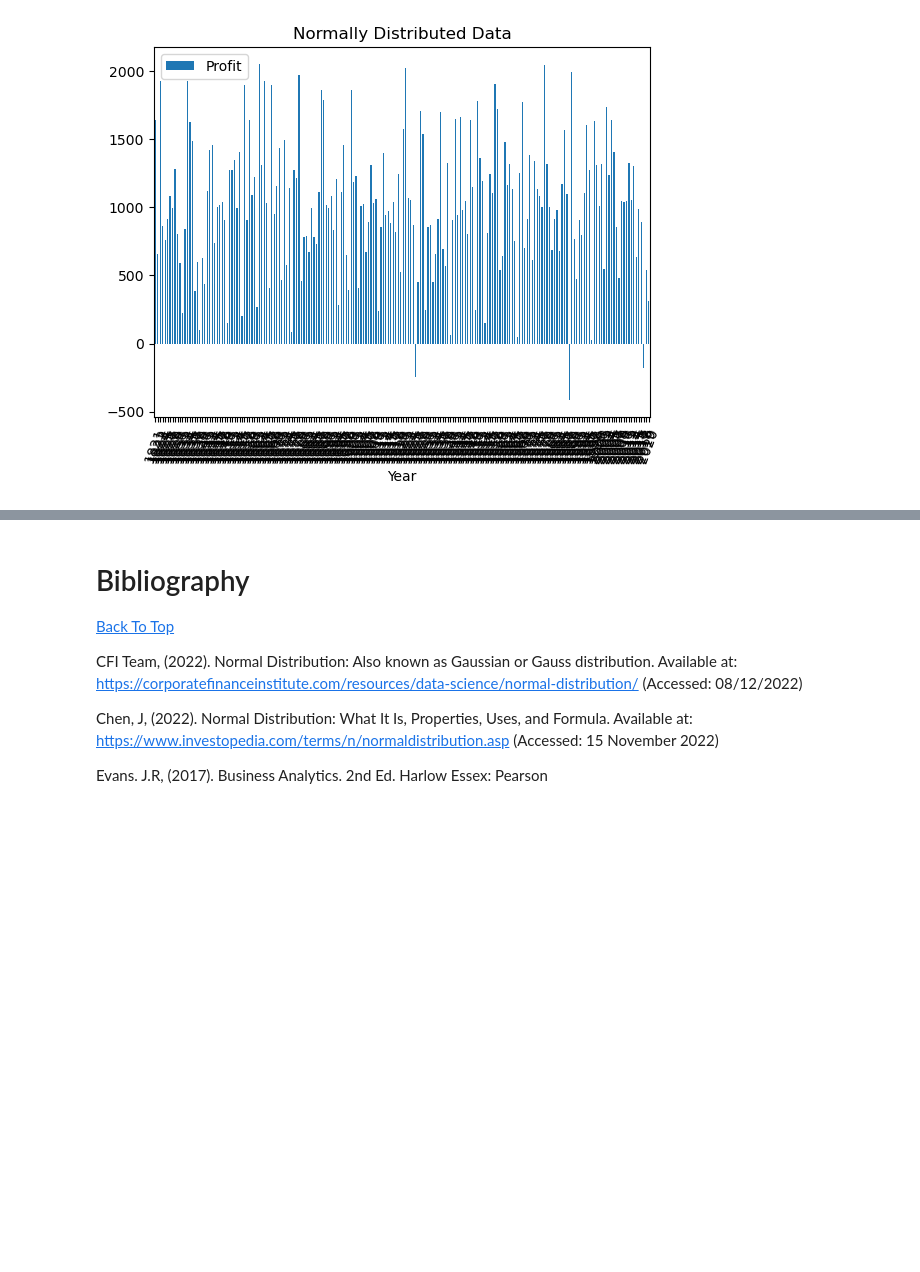
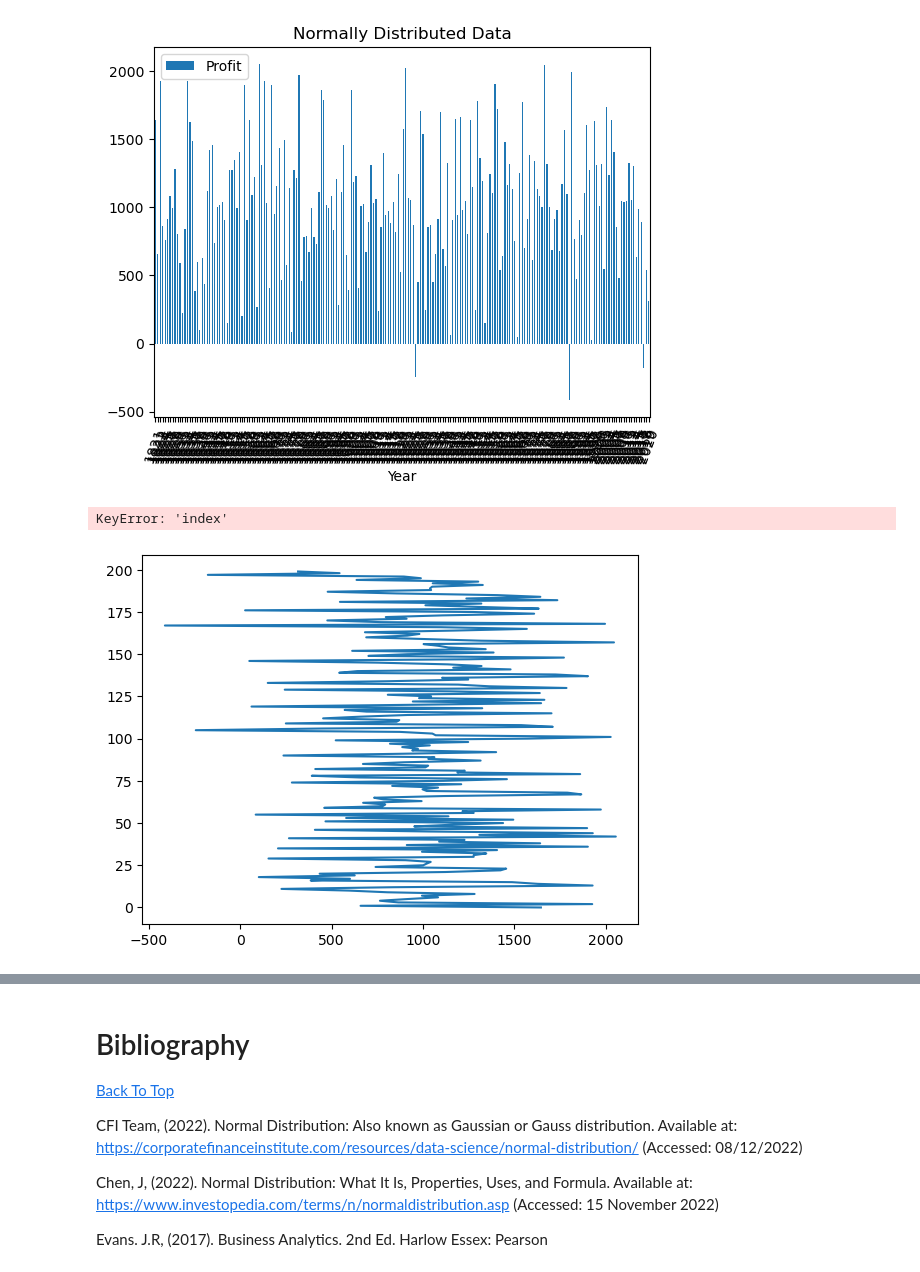
Before and after one commit to elainetynan/funddata-assessment, a Jupyter notebook: normalDistribution/NormalDistribution.ipynb, the cells around one changed output, grey strips where cells are left out. Saved outputs shown, nothing was run; the diff lists cells and outputs as text; code cells hidden in the pictures; blank space fills up the shorter version.

Commit message:
Started initial analysis of data

```diff
--- a/normalDistribution/NormalDistribution.ipynb
+++ b/normalDistribution/NormalDistribution.ipynb
@@ -74,0 +77,13 @@ df.plot.bar(x="Year", y="Profit", rot=70, title="Normally Distributed Data");
+# %%
+
+df.plot.line(x='index', y="Profit", rot=70, title="Normally Distributed Data")
+# %% [output]
+KeyError: 'index'
+# %%
+x = df.index
+y = df.iloc[:, 1]
+
+plt.plot(x, y)
+plt.show()
+# %% [output]
+[figure, added]
```
Also changed, not shown: parts of 4 cells of this notebook.
